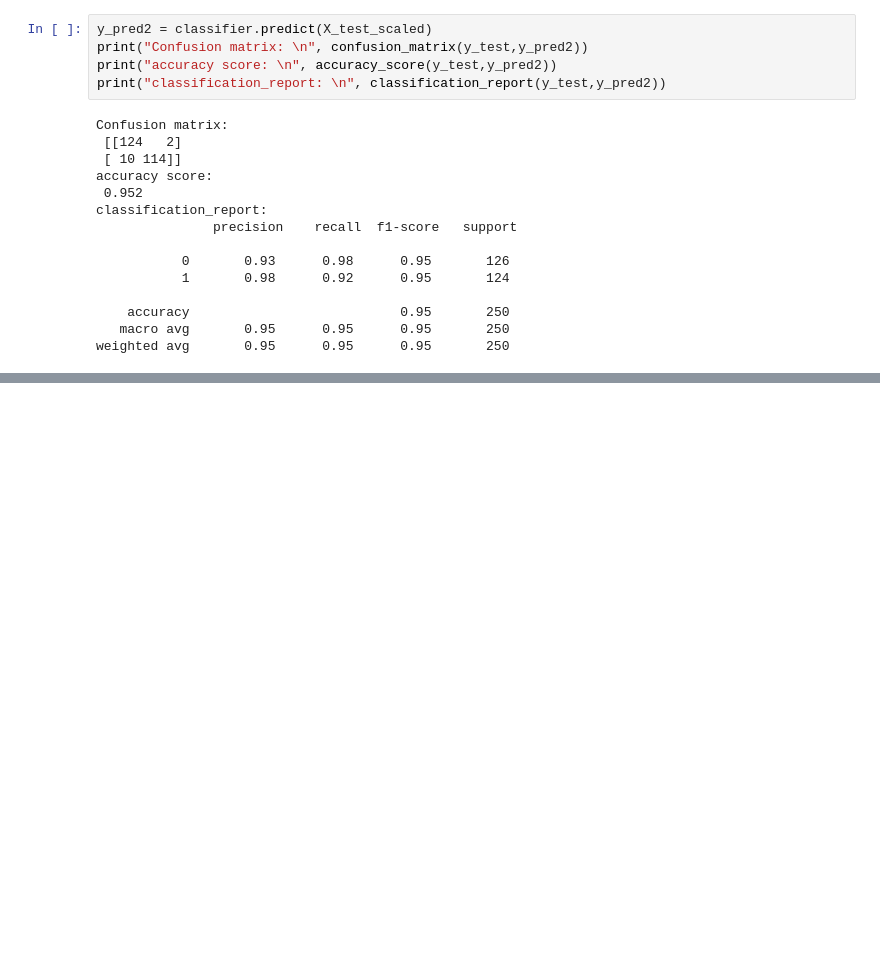
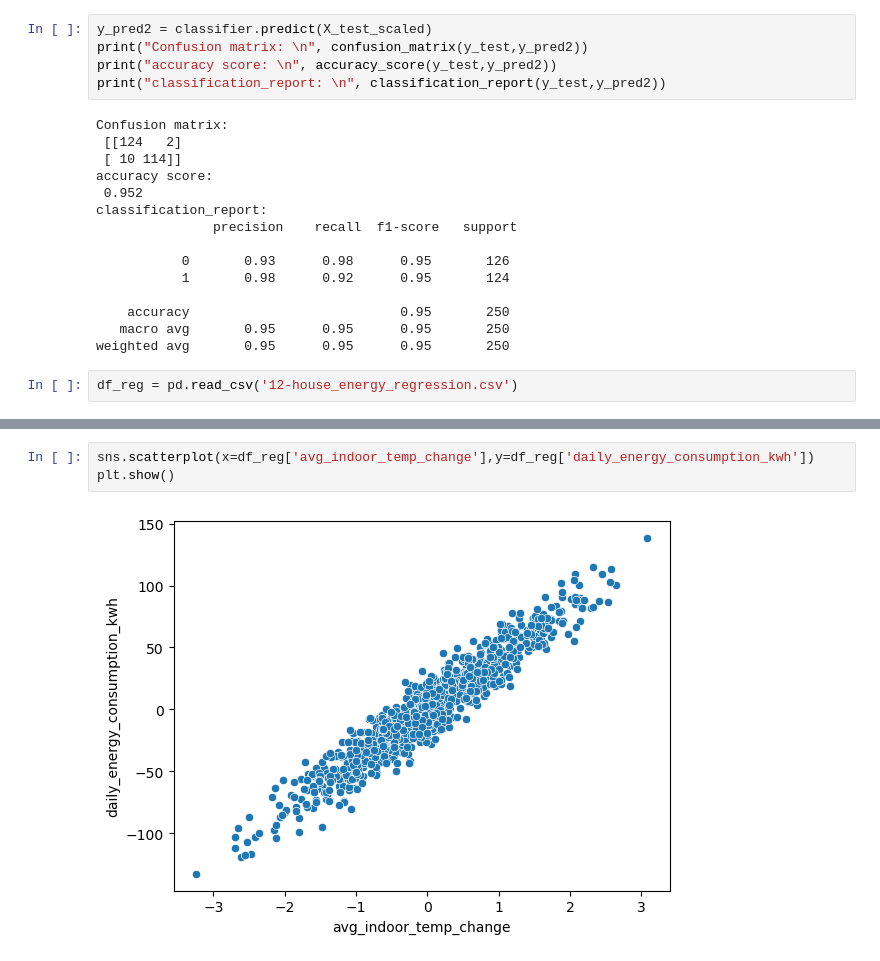
Before and after one commit to AbdullahTurgut/Machine-Learning, a Jupyter notebook: 13- KNNClassifierAndRegressor.ipynb, the cells around one changed output, grey strips where cells are left out. Drawn from its saved outputs; the diff is of its cells as text; blank space fills up the shorter version.

Commit message:
knn regression

```diff
--- a/13- KNNClassifierAndRegressor.ipynb
+++ b/13- KNNClassifierAndRegressor.ipynb
@@ -132,3 +132,5 @@ classification_report:
     accuracy                           0.95       250
    macro avg       0.95      0.95      0.95       250
 weighted avg       0.95      0.95      0.95       250
+# %%
+df_reg = pd.read_csv('12-house_energy_regression.csv')
@@ -134,0 +158,5 @@ weighted avg       0.95      0.95      0.95       250
+# %%
+sns.scatterplot(x=df_reg['avg_indoor_temp_change'],y=df_reg['daily_energy_consumption_kwh'])
+plt.show()
+# %% [output]
+[figure, added]
```
Also changed, not shown: parts of 15 cells of this notebook.
